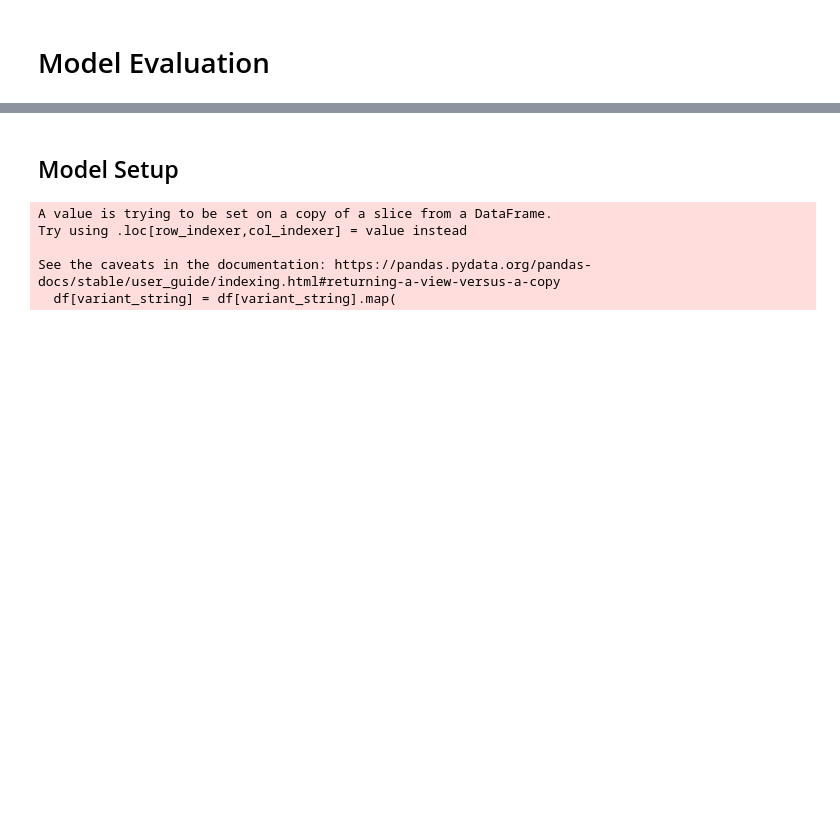
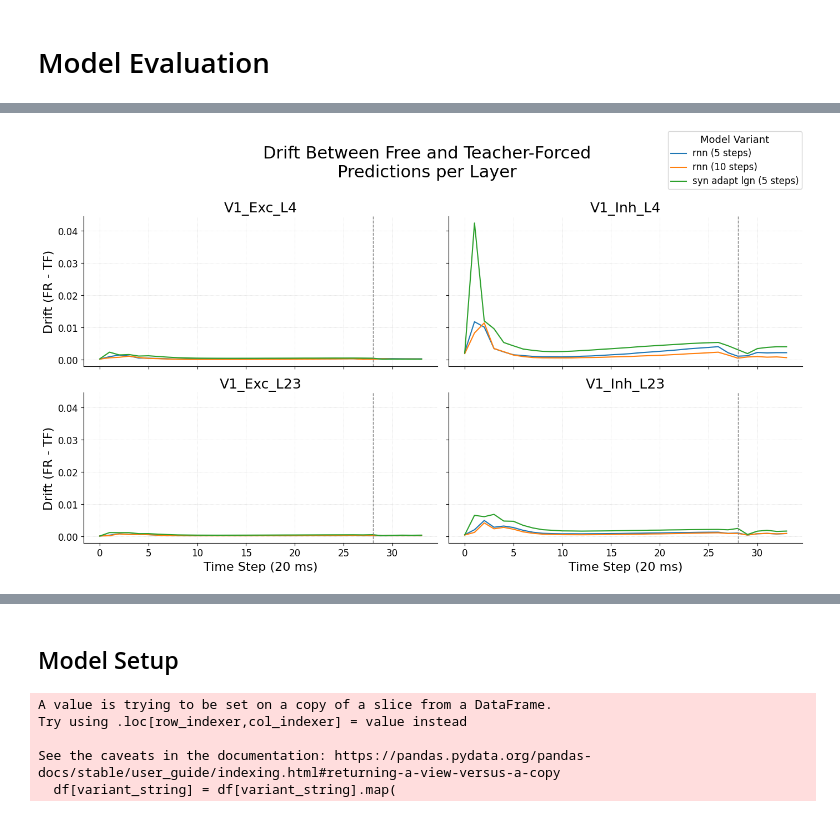
Before and after one commit to dbeinhauer/mcs-source, a Jupyter notebook: results_analysis_tools/analysis_overview.ipynb, the cells around one changed output, grey strips where cells are left out. Saved outputs shown, nothing was run; the diff lists cells and outputs as text; code cells hidden in the pictures; blank space fills up the shorter version.

```diff
--- a/results_analysis_tools/analysis_overview.ipynb
+++ b/results_analysis_tools/analysis_overview.ipynb
@@ -87,0 +79,5 @@ ValueError: Could not interpret value `time` for `x`. Value is a string, but `da
+# %%
+filename = f"temporal_drift_forced_free.pdf"
+destination = f"{PLOTING_DESTINATION}{filename}"
+plot_data = result_analyzer.prepare_dataframe_for_plot(PlottingVariants.DRIFT_TEACHER_FORCED_FREE_TEMPORAL)
+ResultsPlotter.plot(plot_data, PlottingVariants.DRIFT_TEACHER_FORCED_FREE_TEMPORAL, save_fig=destination)
@@ -87,0 +98,47 @@ ValueError: Could not interpret value `time` for `x`. Value is a string, but `da
+# %%
+import seaborn as sns
+import matplotlib.pyplot as plt
+
+df_drift_curve = plot_data.copy()
+g = sns.relplot(
+    data=df_drift_curve,
+    x='time',
+    y='drift',
+    hue='model_variant',
+    col='layer_name',
+    kind='line',
+    col_wrap=2,
+    height=4,
+    aspect=1.5,
+    facet_kws={"sharey": True, "sharex": True}
+)
+
+# === Axes labels and facet titles ===
+g.set_axis_labels("Time Step (20 ms)", "Drift (FR - TF)", fontsize=16)
+g.set_titles("{col_name}", size=18)
+
+# === Grid and tick styling ===
+for ax in g.axes.flat:
+    ax.tick_params(axis='x', labelsize=12)
+    ax.tick_params(axis='y', labelsize=12)
+    ax.grid(True, linestyle=":", linewidth=0.5, alpha=0.7)
+
+# === Stimulus change marker ===
+stim_time = nn_model.globals.IMAGE_DURATION // 20
+g.map_dataframe(lambda data, **kws: plt.axvline(stim_time, linestyle='--', color='gray', linewidth=1))
+
+# === Legend formatting ===
+g._legend.set_title("Model Variant", prop={"size": 13})
+for text in g._legend.texts:
+    text.set_fontsize(12)
+
+g._legend.set_bbox_to_anchor((0.98, 0.94))  # Top right outside the plot
+g._legend.set_frame_on(True)
+
+# === Suptitle ===
+plt.suptitle("Drift Between Free and Teacher-Forced\nPredictions per Layer", fontsize=22)
+
+plt.tight_layout(rect=[0, 0, 0.99, 0.97])  # leave space at top/right for legend
+plt.show()
+# %% [output]
+[figure, added]
```
Also changed, not shown: parts of 13 cells of this notebook, 8 other files.
